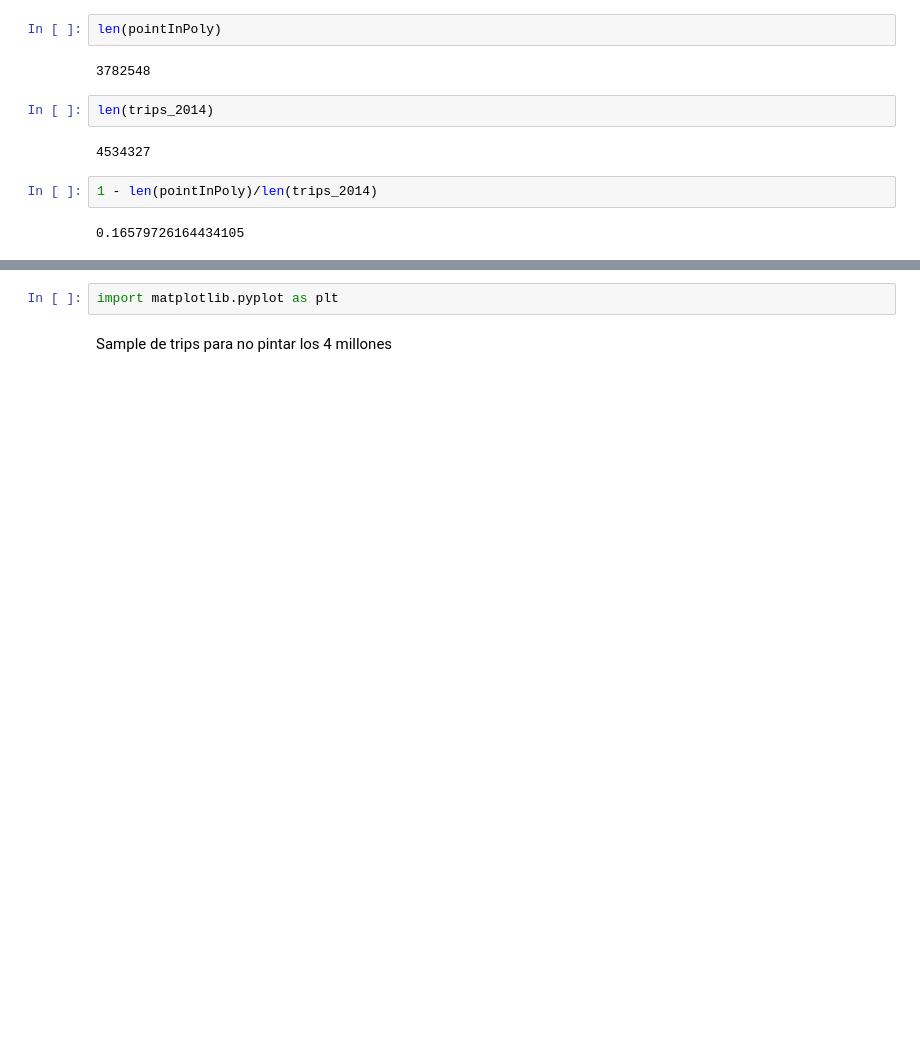
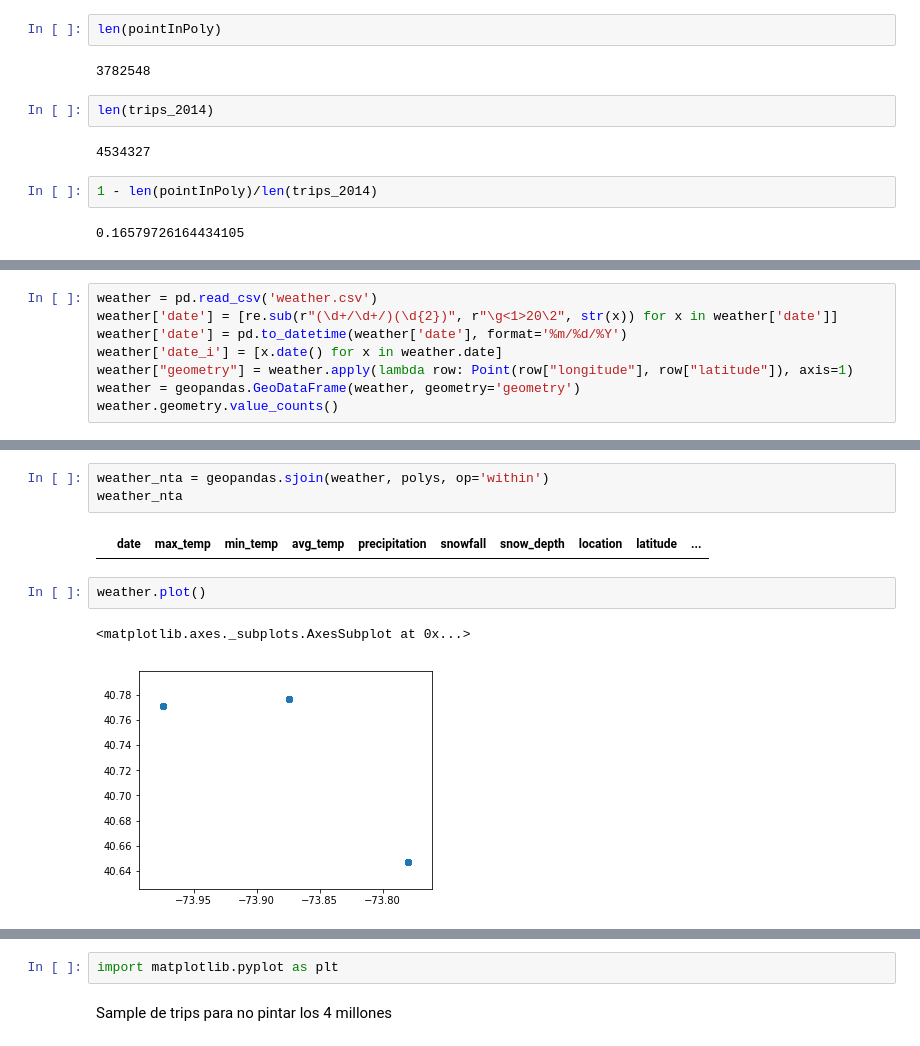
Before and after one commit to KamyNz/datathon-group15-project, a Jupyter notebook: week2/uber2014 + geographic.ipynb, the cells around one changed output, grey strips where cells are left out. Cells and saved outputs as stored; diff of their text form; blank space fills up the shorter version.

```diff
--- a/week2/uber2014 + geographic.ipynb
+++ b/week2/uber2014 + geographic.ipynb
@@ -265,0 +304,8 @@ len(trips_2014)
+# %%
+weather = pd.read_csv('weather.csv')
+weather['date'] = [re.sub(r"(\d+/\d+/)(\d{2})", r"\g<1>20\2", str(x)) for x in weather['date']]
+weather['date'] = pd.to_datetime(weather['date'], format='%m/%d/%Y')
+weather['date_i'] = [x.date() for x in weather.date]
+weather["geometry"] = weather.apply(lambda row: Point(row["longitude"], row["latitude"]), axis=1)
+weather = geopandas.GeoDataFrame(weather, geometry='geometry')
+weather.geometry.value_counts()
@@ -265,0 +327,10 @@ len(trips_2014)
+# %%
+weather_nta = geopandas.sjoin(weather, polys, op='within')
+weather_nta
+# %% [output]
+|  | date | max_temp | min_temp | avg_temp | precipitation | snowfall | snow_depth | location | latitude | ... |
+# %%
+weather.plot()
+# %% [output]
+<matplotlib.axes._subplots.AxesSubplot at 0x...>
+[figure, added]
```
Also changed, not shown: parts of 36 cells of this notebook.
